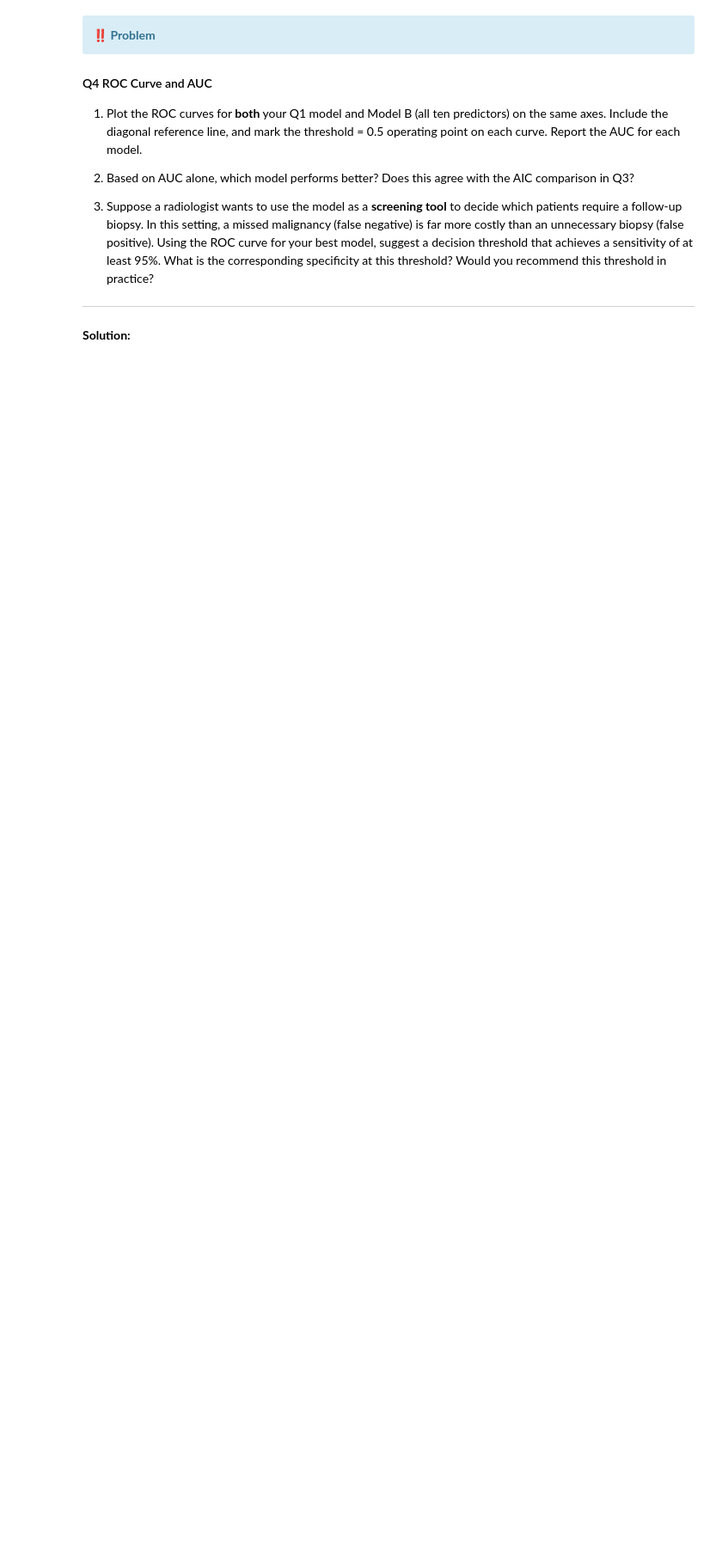
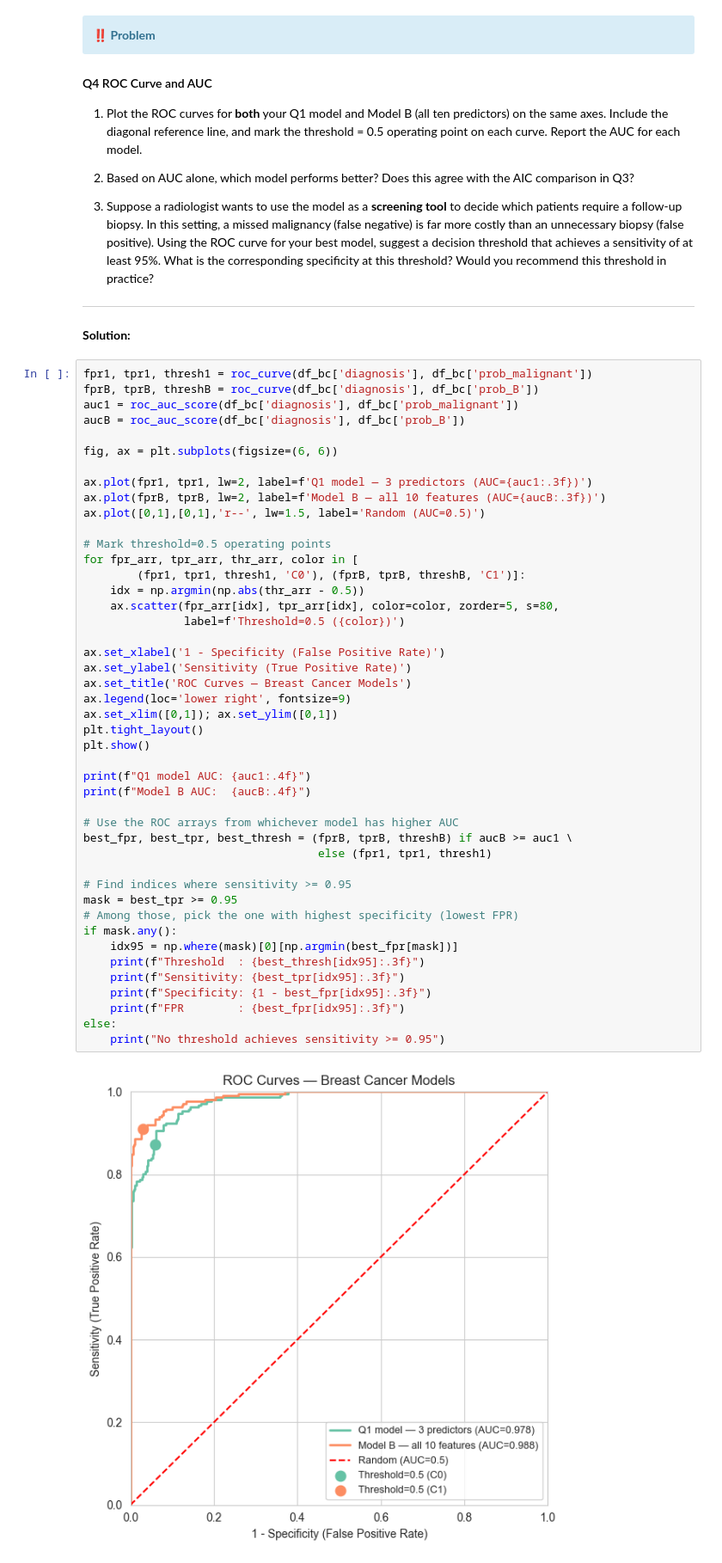
Before and after one commit to aldonunez05/pstat-100, a Jupyter notebook: Lab 8 - Logistic Regression.ipynb, the cells around one changed output. Shown at 86% size. Drawn from its saved outputs; the diff is of its cells as text; blank space fills up the shorter version.

```diff
--- a/Lab 8 - Logistic Regression.ipynb
+++ b/Lab 8 - Logistic Regression.ipynb
@@ -610,3 +801,50 @@ The orange marker shows the operating point when the threshold is set to 0.5 —
 
 ---
 **Solution:**
+# %%
+fpr1, tpr1, thresh1 = roc_curve(df_bc['diagnosis'], df_bc['prob_malignant'])
+fprB, tprB, threshB = roc_curve(df_bc['diagnosis'], df_bc['prob_B'])
+auc1 = roc_auc_score(df_bc['diagnosis'], df_bc['prob_malignant'])
+aucB = roc_auc_score(df_bc['diagnosis'], df_bc['prob_B'])
+
+fig, ax = plt.subplots(figsize=(6, 6))
+
+ax.plot(fpr1, tpr1, lw=2, label=f'Q1 model — 3 predictors (AUC={auc1:.3f})')
+ax.plot(fprB, tprB, lw=2, label=f'Model B — all 10 features (AUC={aucB:.3f})')
+ax.plot([0,1],[0,1],'r--', lw=1.5, label='Random (AUC=0.5)')
+
+# Mark threshold=0.5 operating points
+for fpr_arr, tpr_arr, thr_arr, color in [
+        (fpr1, tpr1, thresh1, 'C0'), (fprB, tprB, threshB, 'C1')]:
+    idx = np.argmin(np.abs(thr_arr - 0.5))
+    ax.scatter(fpr_arr[idx], tpr_arr[idx], color=color, zorder=5, s=80,
+               label=f'Threshold=0.5 ({color})')
+
+ax.set_xlabel('1 - Specificity (False Positive Rate)')
+ax.set_ylabel('Sensitivity (True Positive Rate)')
+ax.set_title('ROC Curves — Breast Cancer Models')
+ax.legend(loc='lower right', fontsize=9)
+ax.set_xlim([0,1]); ax.set_ylim([0,1])
+plt.tight_layout()
+plt.show()
+
+print(f"Q1 model AUC: {auc1:.4f}")
+print(f"Model B AUC:  {aucB:.4f}")
+
+# Use the ROC arrays from whichever model has higher AUC
+best_fpr, best_tpr, best_thresh = (fprB, tprB, threshB) if aucB >= auc1 \
+                                   else (fpr1, tpr1, thresh1)
+
+# Find indices where sensitivity >= 0.95
+mask = best_tpr >= 0.95
+# Among those, pick the one with highest specificity (lowest FPR)
+if mask.any():
+    idx95 = np.where(mask)[0][np.argmin(best_fpr[mask])]
+    print(f"Threshold  : {best_thresh[idx95]:.3f}")
+    print(f"Sensitivity: {best_tpr[idx95]:.3f}")
+    print(f"Specificity: {1 - best_fpr[idx95]:.3f}")
+    print(f"FPR        : {best_fpr[idx95]:.3f}")
+else:
+    print("No threshold achieves sensitivity >= 0.95")
+# %% [output]
+[figure, added]
```
Also changed, not shown: parts of 7 cells of this notebook.
